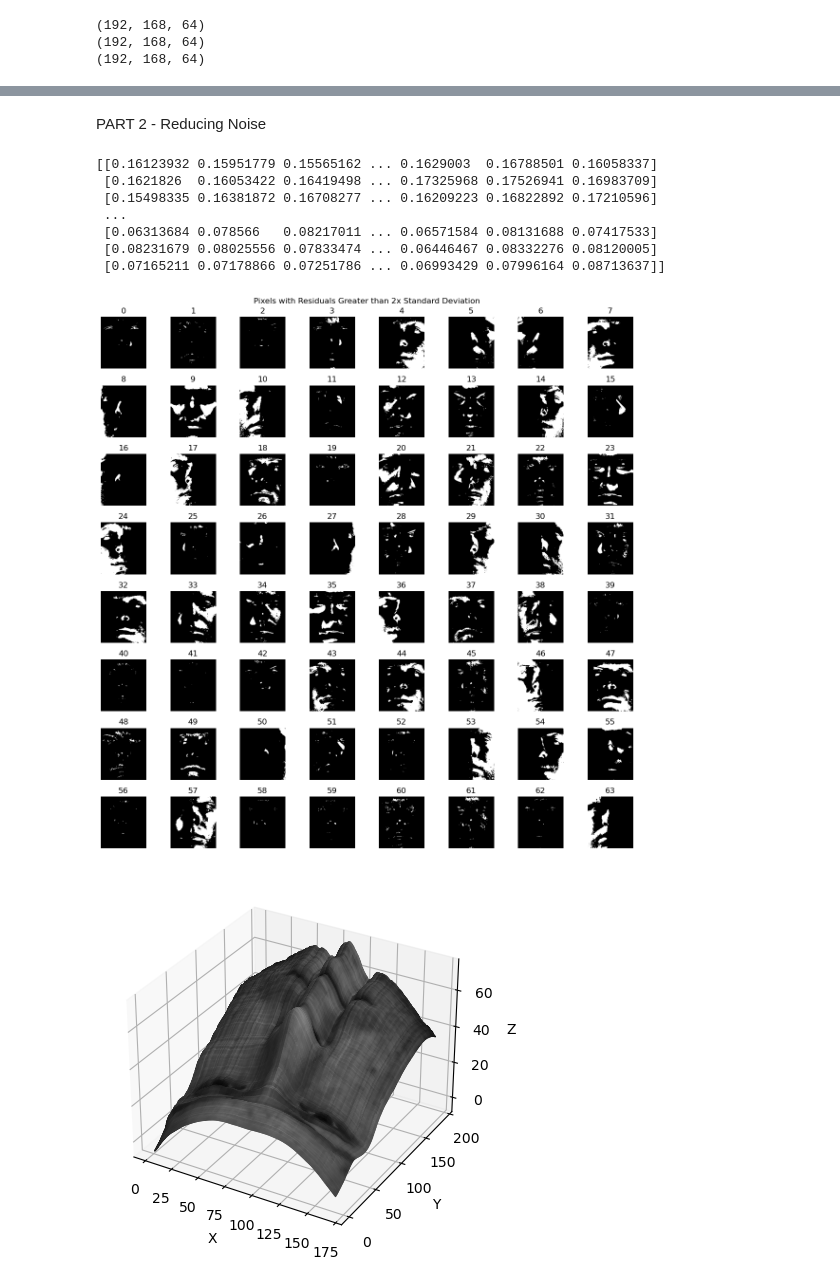
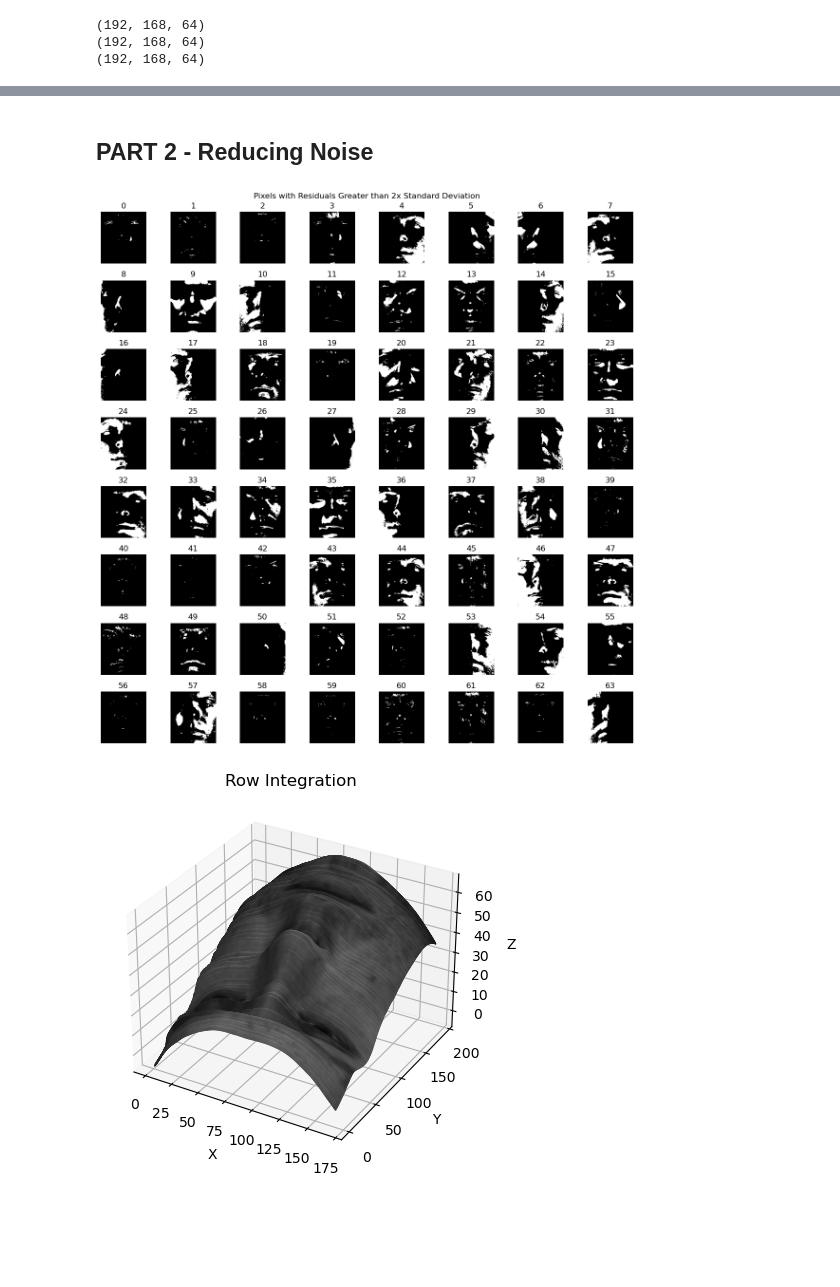
Before and after one commit to AmelineA2003/AMME5710, a Jupyter notebook: Assignments/A1/Question_1/Q1.ipynb, the cells around one changed output, grey strips where cells are left out. Saved outputs shown, nothing was run; the diff lists cells and outputs as text; code cells hidden in the pictures; blank space fills up the shorter version.

```diff
--- a/Assignments/A1/Question_1/Q1.ipynb
+++ b/Assignments/A1/Question_1/Q1.ipynb
@@ -117,7 +117,7 @@ albedo: [192x168] numpy array of albedos (between 0-1)
 
 Note: x-axis displayed in figure is flipped for better viewing
 """
-def plot_face_3d(height_map, albedo):
+def plot_face_3d(height_map, albedo, title):
 
     h, w = albedo.shape[:2]
 
@@ -132,6 +132,7 @@ def plot_face_3d(height_map, albedo):
     ax.set_xlabel("X")
     ax.set_ylabel("Y")
     ax.set_zlabel("Z")
+    ax.set_title(title)
    #  ax.axis('equal')
    #  ax.axis('auto')
 
@@ -196,5 +235,5 @@ plot_face_3d(height_map_07, albedo_07)
 # %% [markdown]
-PART 2 - Reducing Noise
+## PART 2 - Reducing Noise
 # %%
 # Functions for computing residuals
 
@@ -279,21 +316,24 @@ def find_albedo_normals_residuals(images, light_directions, residual_mask):
 # %%
 
 residual_mask_01, residuals_01 = compute_residuals(images_01, albedo_01, light_directions_01, surface_normals_01)
 
 plot_residual_magnitude(residual_mask_01)
 
-# print(residuals_01)
 
 albedo_residuals_01, normal_residuals_01 = find_albedo_normals_residuals(images_01, light_directions_01, residual_mask_01)
-height_map_residuals_01 = find_height_map(normal_residuals_01, integration_method)
-plot_face_3d(height_map_residuals_01, albedo_residuals_01)
+
+integration_method = "average"
+height_map_residuals_01_av = find_height_map(normal_residuals_01, integration_method)
+
+integration_method = "row wise"
+height_map_residuals_01_col = find_height_map(normal_residuals_01, integration_method)
+
+integration_method = "column wise"
+height_map_residuals_01_row = find_height_map(normal_residuals_01, integration_method)
+
+plot_face_3d(height_map_residuals_01_row, albedo_residuals_01, "Row Integration")
+plot_face_3d(height_map_residuals_01_col, albedo_residuals_01, "Column Integration")
+plot_face_3d(height_map_residuals_01_av, albedo_residuals_01, "Average Integration")
 # %% [output]
-[[0.16123932 0.15951779 0.15565162 ... 0.1629003  0.16788501 0.16058337]
- [0.1621826  0.16053422 0.16419498 ... 0.17325968 0.17526941 0.16983709]
- [0.15498335 0.16381872 0.16708277 ... 0.16209223 0.16822892 0.17210596]
- ...
- [0.06313684 0.078566   0.08217011 ... 0.06571584 0.08131688 0.07417533]
- [0.08231679 0.08025556 0.07833474 ... 0.06446467 0.08332276 0.08120005]
- [0.07165211 0.07178866 0.07251786 ... 0.06993429 0.07996164 0.08713637]]
 [figure]
-[figure, old version]
+[figure, new version]
```
Also changed, not shown: parts of 9 cells of this notebook, 2 other files.
